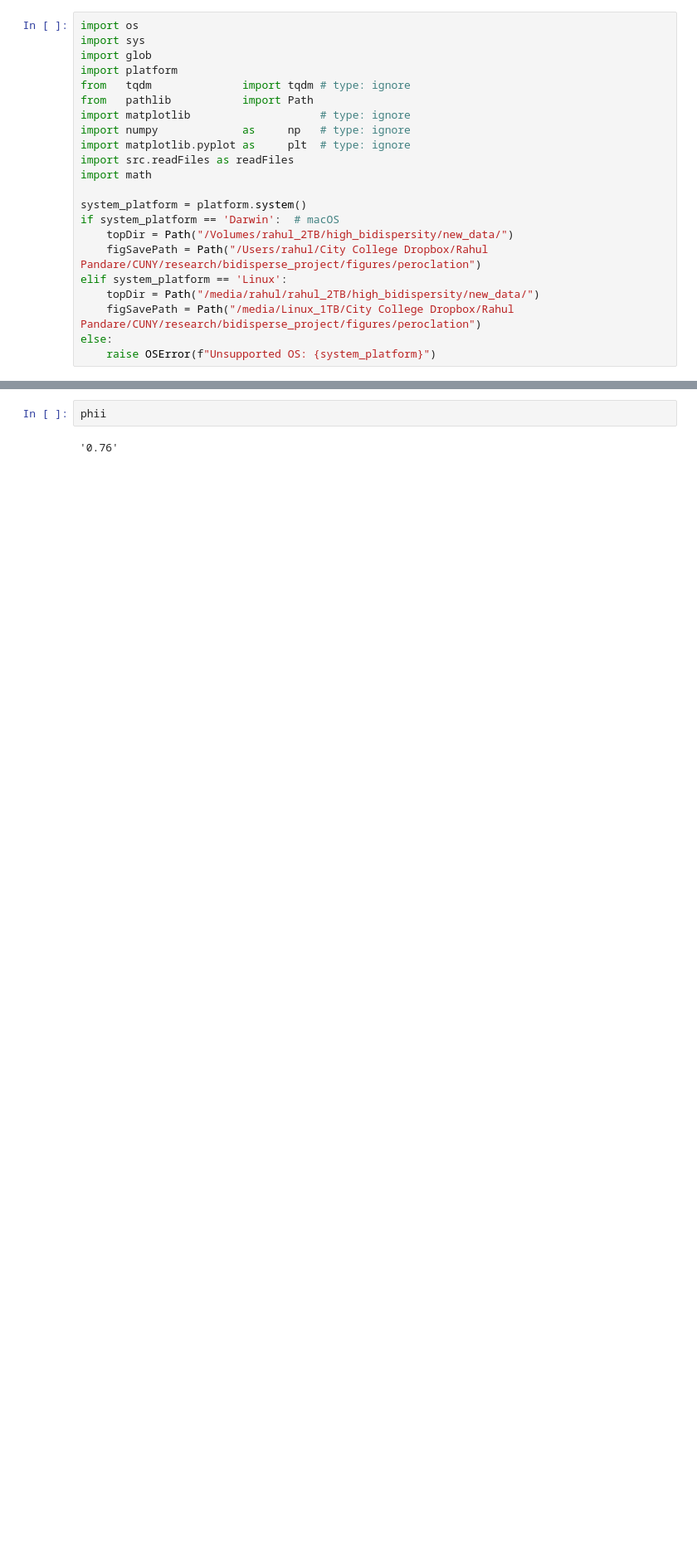
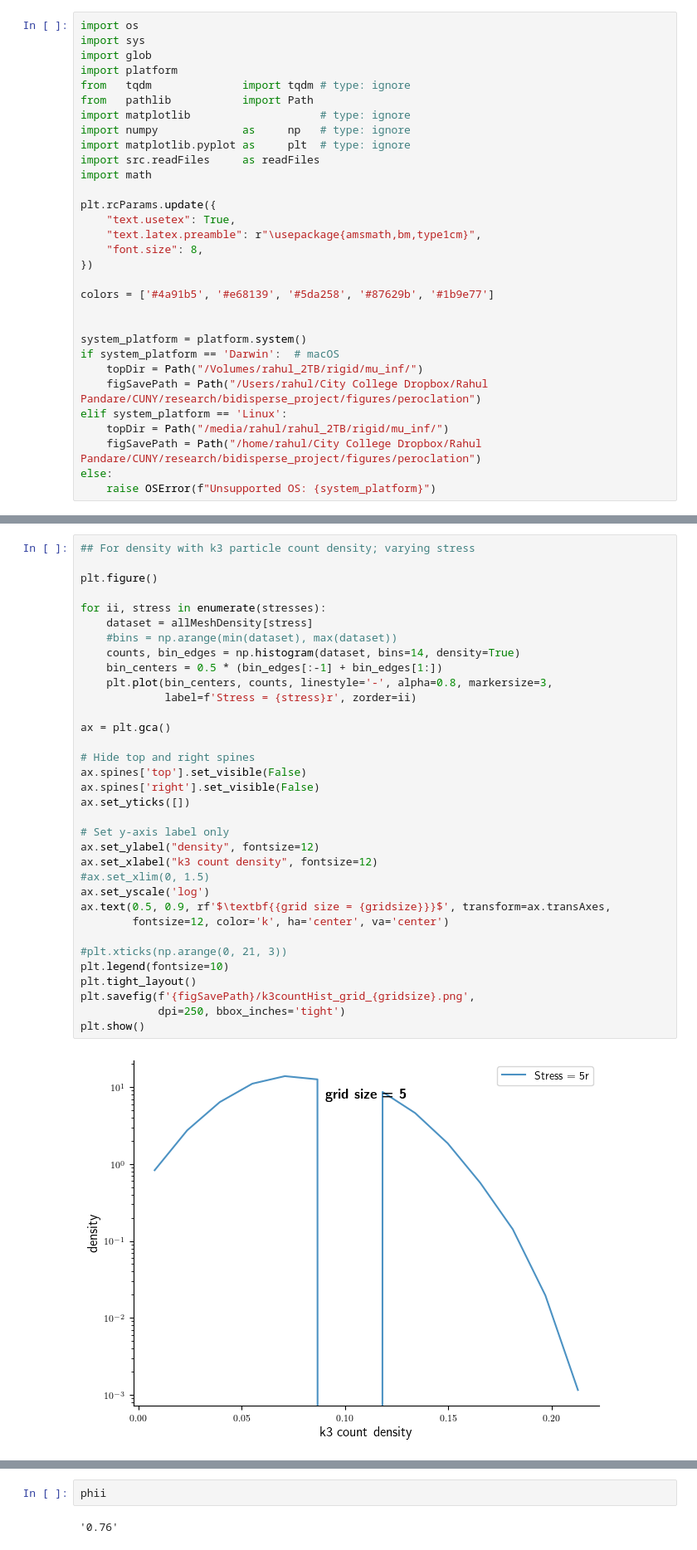
Before and after one commit to rahul-pandare/LF-DEM_analysis, a Jupyter notebook: notebooks/percolation.ipynb, the cells around one changed output, grey strips where cells are left out. Shown at 83% size. Cells and saved outputs as stored; diff of their text form; blank space fills up the shorter version.

```diff
--- a/notebooks/percolation.ipynb
+++ b/notebooks/percolation.ipynb
@@ -11,16 +11,25 @@ from   pathlib           import Path
 import matplotlib                    # type: ignore
 import numpy             as     np   # type: ignore
 import matplotlib.pyplot as     plt  # type: ignore
-import src.readFiles as readFiles
+import src.readFiles     as readFiles
 import math
+
+plt.rcParams.update({
+    "text.usetex": True,
+    "text.latex.preamble": r"\usepackage{amsmath,bm,type1cm}",
+    "font.size": 8,
+})
+
+colors = ['#4a91b5', '#e68139', '#5da258', '#87629b', '#1b9e77']
+
 
 system_platform = platform.system()
 if system_platform == 'Darwin':  # macOS
-    topDir = Path("/Volumes/rahul_2TB/high_bidispersity/new_data/")
+    topDir = Path("/Volumes/rahul_2TB/rigid/mu_inf/")
     figSavePath = Path("/Users/rahul/City College Dropbox/Rahul Pandare/CUNY/research/bidisperse_project/figures/peroclation")
 elif system_platform == 'Linux':
-    topDir = Path("/media/rahul/rahul_2TB/high_bidispersity/new_data/")
-    figSavePath = Path("/media/Linux_1TB/City College Dropbox/Rahul Pandare/CUNY/research/bidisperse_project/figures/peroclation")
+    topDir = Path("/media/rahul/rahul_2TB/rigid/mu_inf/")
+    figSavePath = Path("/home/rahul/City College Dropbox/Rahul Pandare/CUNY/research/bidisperse_project/figures/peroclation")
 else:
     raise OSError(f"Unsupported OS: {system_platform}")
 # %%
@@ -174,0 +577,36 @@ if os.path.exists(dataname):
+# %%
+## For density with k3 particle count density; varying stress
+
+plt.figure()
+
+for ii, stress in enumerate(stresses):
+    dataset = allMeshDensity[stress]
+    #bins = np.arange(min(dataset), max(dataset))
+    counts, bin_edges = np.histogram(dataset, bins=14, density=True)
+    bin_centers = 0.5 * (bin_edges[:-1] + bin_edges[1:])
+    plt.plot(bin_centers, counts, linestyle='-', alpha=0.8, markersize=3,
+             label=f'Stress = {stress}r', zorder=ii)
+
+ax = plt.gca()
+
+# Hide top and right spines
+ax.spines['top'].set_visible(False)
+ax.spines['right'].set_visible(False)
+ax.set_yticks([])
+
+# Set y-axis label only
+ax.set_ylabel("density", fontsize=12)
+ax.set_xlabel("k3 count density", fontsize=12)
+#ax.set_xlim(0, 1.5)
+ax.set_yscale('log')
+ax.text(0.5, 0.9, rf'$\textbf{{grid size = {gridsize}}}$', transform=ax.transAxes,
+        fontsize=12, color='k', ha='center', va='center')
+
+#plt.xticks(np.arange(0, 21, 3))
+plt.legend(fontsize=10)
+plt.tight_layout()
+plt.savefig(f'{figSavePath}/k3countHist_grid_{gridsize}.png',
+            dpi=250, bbox_inches='tight')
+plt.show()
+# %% [output]
+[figure, added]
```
Also changed, not shown: parts of 58 cells of this notebook, 18 other files.
